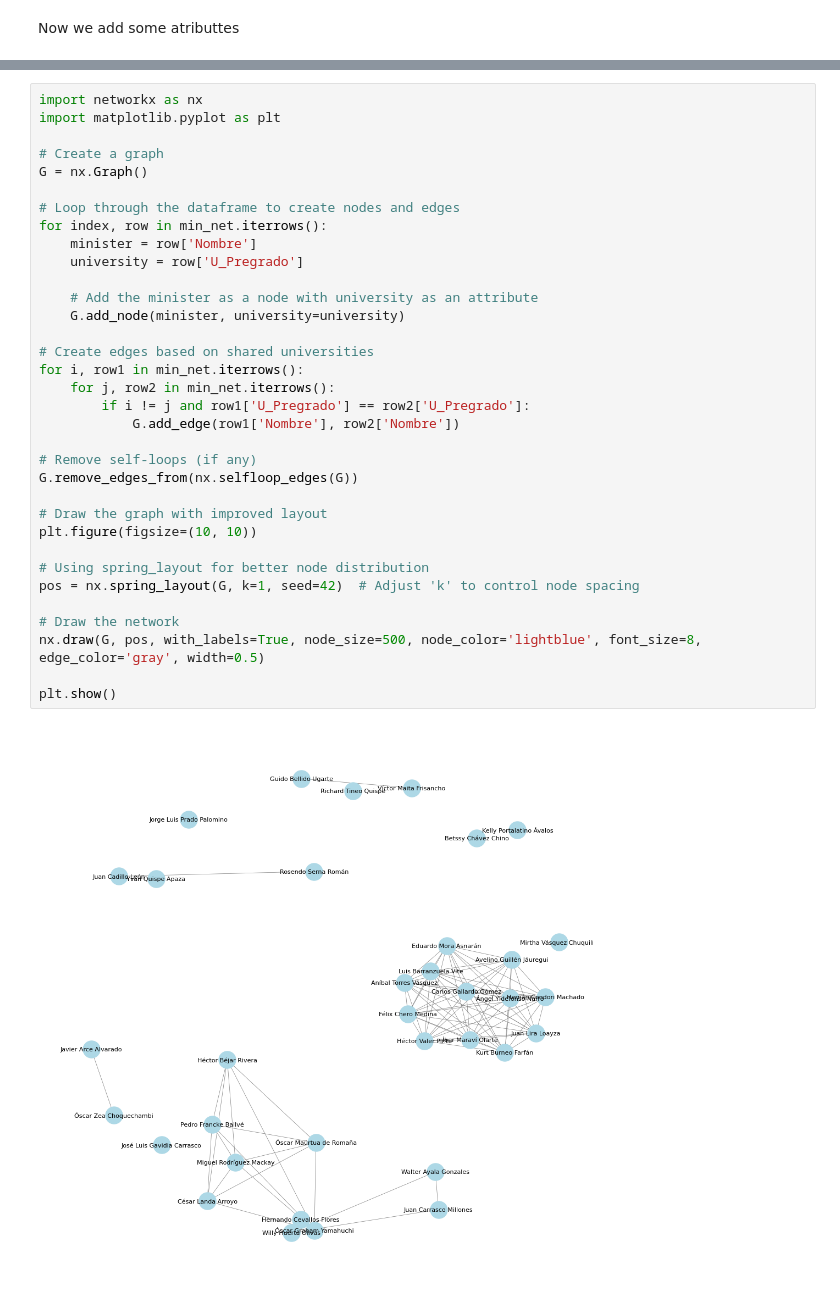
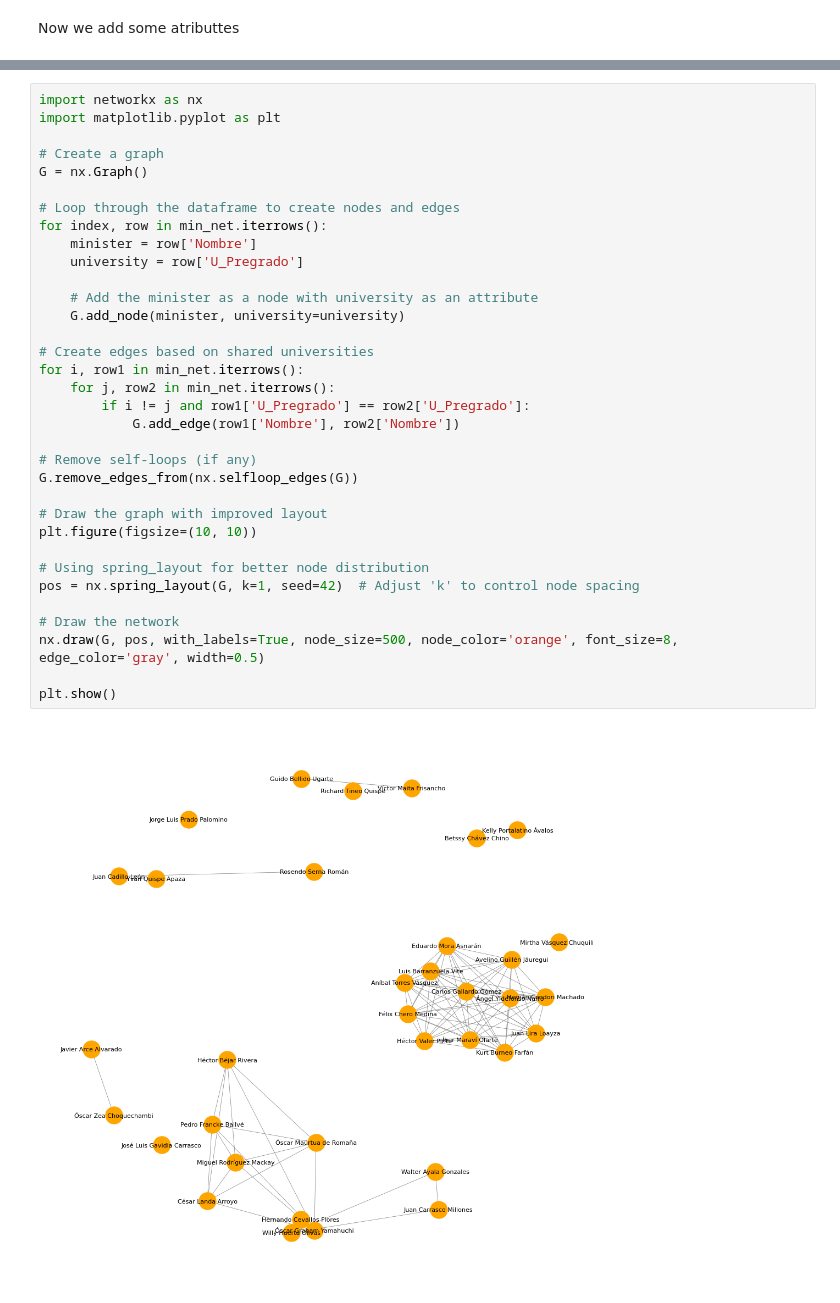
Before and after one commit to brisacruz22/networks_analysis, a Jupyter notebook: minister_network.ipynb, the cells around one changed output, grey strips where cells are left out. Drawn from its saved outputs; the diff is of its cells as text.

```diff
--- a/minister_network.ipynb
+++ b/minister_network.ipynb
@@ -155,32 +219,32 @@ import matplotlib.pyplot as plt
 # Create a graph
 G = nx.Graph()
 
 # Loop through the dataframe to create nodes and edges
 for index, row in min_net.iterrows():
     minister = row['Nombre']
     university = row['U_Pregrado']
 
     # Add the minister as a node with university as an attribute
     G.add_node(minister, university=university)
 
 # Create edges based on shared universities
 for i, row1 in min_net.iterrows():
     for j, row2 in min_net.iterrows():
         if i != j and row1['U_Pregrado'] == row2['U_Pregrado']:
             G.add_edge(row1['Nombre'], row2['Nombre'])
 
 # Remove self-loops (if any)
 G.remove_edges_from(nx.selfloop_edges(G))
 
 # Draw the graph with improved layout
 plt.figure(figsize=(10, 10))
 
 # Using spring_layout for better node distribution
 pos = nx.spring_layout(G, k=1, seed=42)  # Adjust 'k' to control node spacing
 
 # Draw the network
-nx.draw(G, pos, with_labels=True, node_size=500, node_color='lightblue', font_size=8, edge_color='gray', width=0.5)
+nx.draw(G, pos, with_labels=True, node_size=500, node_color='orange', font_size=8, edge_color='gray', width=0.5)
 
 plt.show()
 # %% [output]
-[figure, old version]
+[figure, new version]
```
Also changed, not shown: parts of 20 cells of this notebook.
